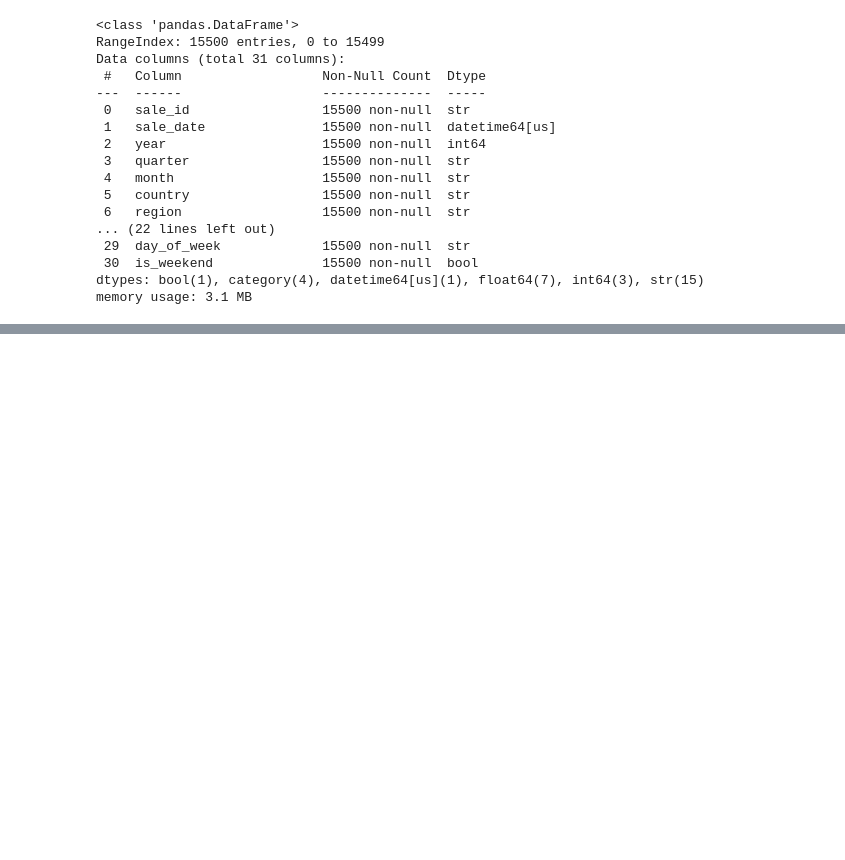
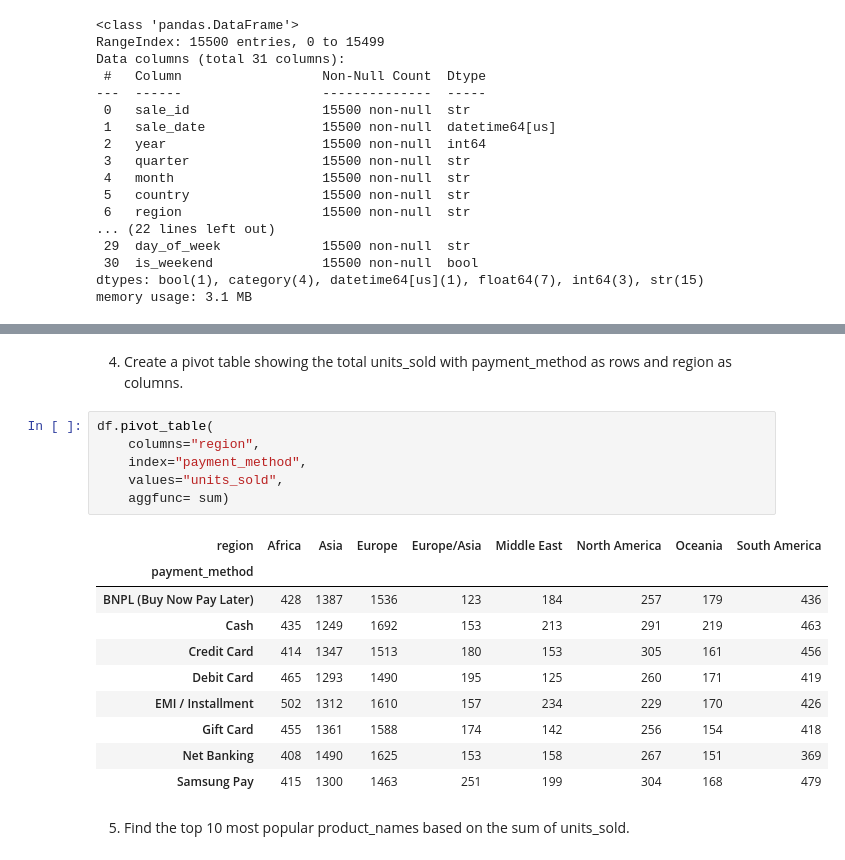
Before and after one commit to nishant8105/Python-Project, a Jupyter notebook: samsung/main.ipynb, the cells around one changed output, grey strips where cells are left out. Cells and saved outputs as stored; diff of their text form; blank space fills up the shorter version.

```diff
--- a/samsung/main.ipynb
+++ b/samsung/main.ipynb
@@ -243,0 +304,21 @@ memory usage: 3.1 MB
+# %% [markdown]
+4. Create a pivot table showing the total units_sold with payment_method as rows and region as columns.
+# %%
+df.pivot_table(
+    columns="region",
+    index="payment_method",
+    values="units_sold",
+    aggfunc= sum)
+# %% [output]
+| region | Africa | Asia | Europe | Europe/Asia | Middle East | North America | Oceania | South America |
+| payment_method |  |  |  |  |  |  |  |  |
+| BNPL (Buy Now Pay Later) | 428 | 1387 | 1536 | 123 | 184 | 257 | 179 | 436 |
+| Cash | 435 | 1249 | 1692 | 153 | 213 | 291 | 219 | 463 |
+| Credit Card | 414 | 1347 | 1513 | 180 | 153 | 305 | 161 | 456 |
+| Debit Card | 465 | 1293 | 1490 | 195 | 125 | 260 | 171 | 419 |
+| EMI / Installment | 502 | 1312 | 1610 | 157 | 234 | 229 | 170 | 426 |
+| Gift Card | 455 | 1361 | 1588 | 174 | 142 | 256 | 154 | 418 |
+| Net Banking | 408 | 1490 | 1625 | 153 | 158 | 267 | 151 | 369 |
+| Samsung Pay | 415 | 1300 | 1463 | 251 | 199 | 304 | 168 | 479 |
+# %% [markdown]
+5. Find the top 10 most popular product_names based on the sum of units_sold.
```
Also changed, not shown: parts of 10 cells of this notebook.
